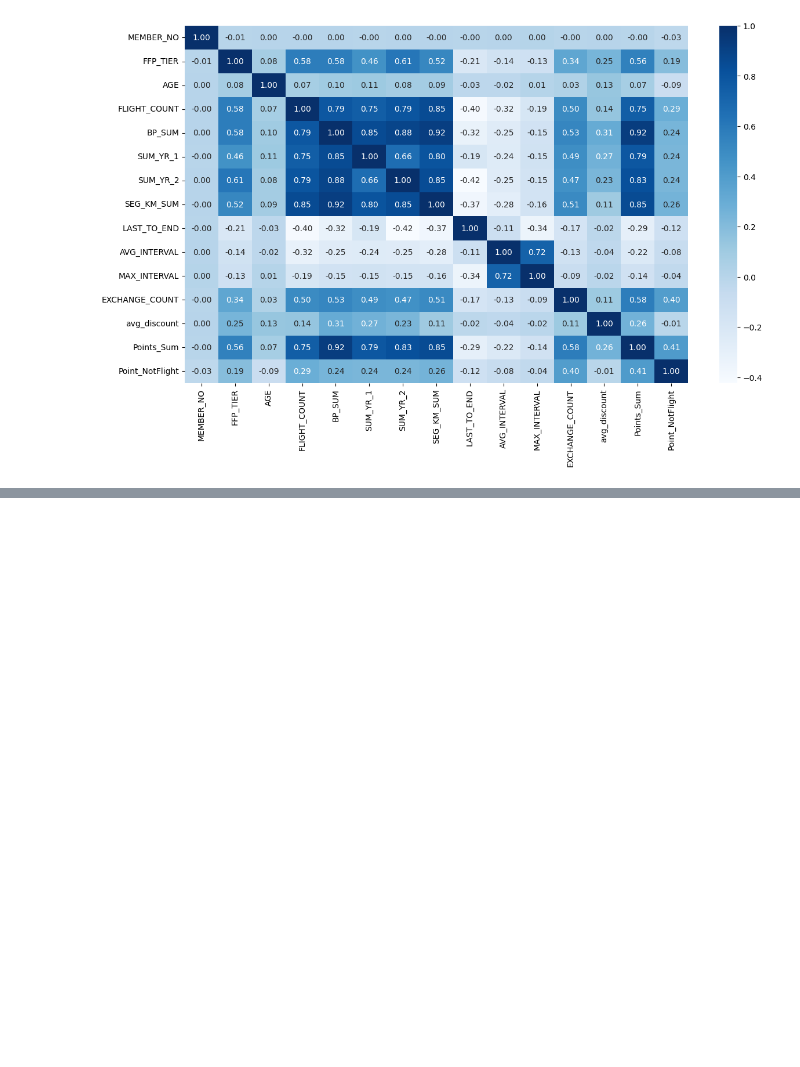
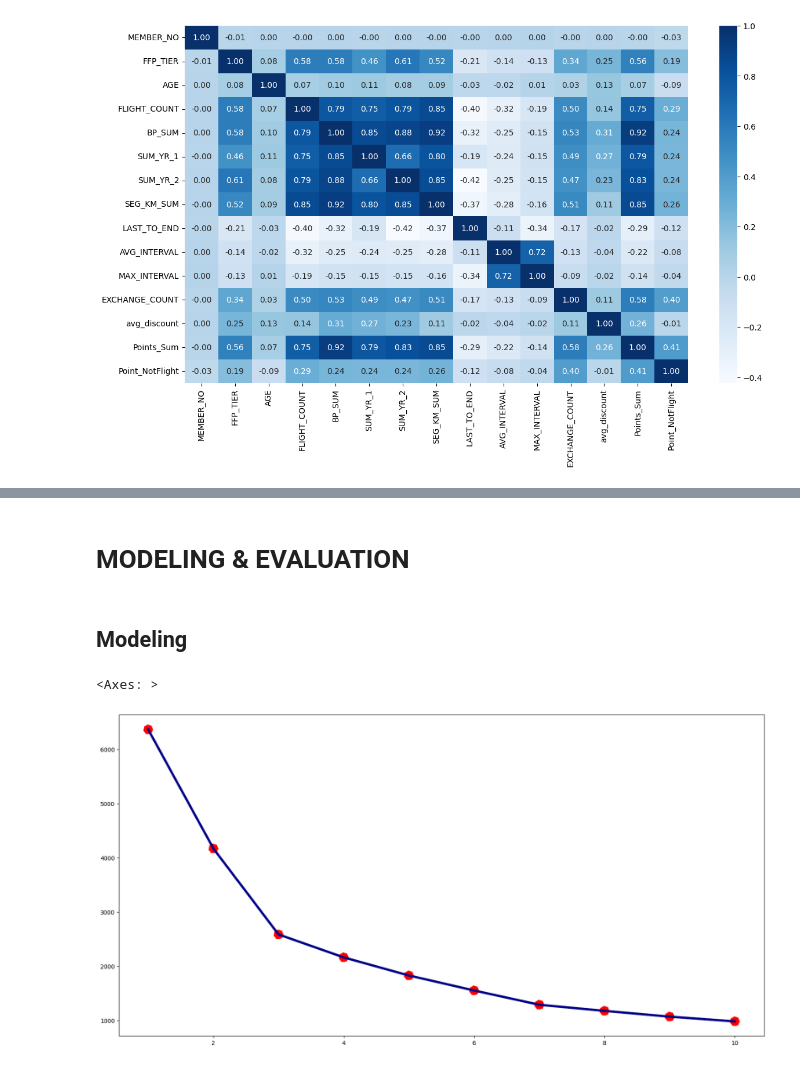
Before and after one commit to JodhiKrisantus/Machine-Learning, a Jupyter notebook: HW_Unsupervised_Learning_Kelompok_Pandas_Lovers.ipynb, the cells around one changed output, grey strips where cells are left out. Cells and saved outputs as stored; diff of their text form; code cells hidden in the pictures; blank space fills up the shorter version.

```diff
--- a/HW_Unsupervised_Learning_Kelompok_Pandas_Lovers.ipynb
+++ b/HW_Unsupervised_Learning_Kelompok_Pandas_Lovers.ipynb
@@ -461,0 +408,4 @@ pcs = pca.transform(df_std)
+# %%
+data = dt[['LAST_TO_END', 'FlightCount/BulanTerbang','FareRevenue/Bulan']]
+print(data.shape)
+data.head()
@@ -461,0 +420,3 @@ pcs = pca.transform(df_std)
+# %%
+df_lrfmc = data.copy()
+df_lrfmc.columns = ['recency','frequency','monetary']
@@ -461,0 +476,19 @@ pcs = pca.transform(df_std)
+# %% [markdown]
+# MODELING & EVALUATION
+# %% [markdown]
+## Modeling
+# %%
+from sklearn.cluster import KMeans
+inertia = []
+
+for i in range(1,11):
+    k_m= KMeans(n_clusters=i, random_state=142)
+    k_m.fit(df_std)
+    inertia.append(k_m.inertia_)
+plt.figure(figsize=(20,10))
+
+sns.lineplot(x=range(1, 11), y=inertia, color='#000087', linewidth=4)
+sns.scatterplot(x=range(1, 11), y=inertia, s=300, color='Red', linestyle='--')
+# %% [output]
+<Axes: >
+[figure, added]
```
Also changed, not shown: parts of 88 cells of this notebook.
